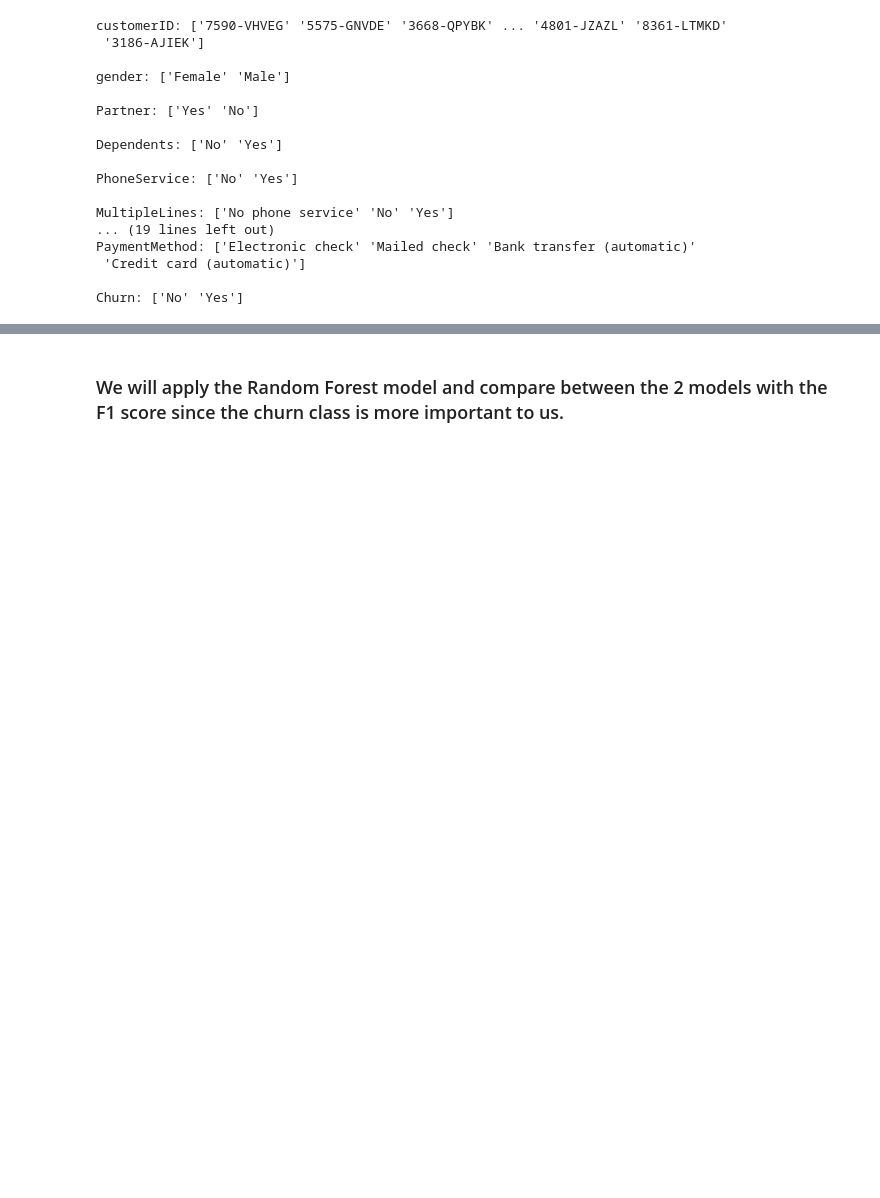
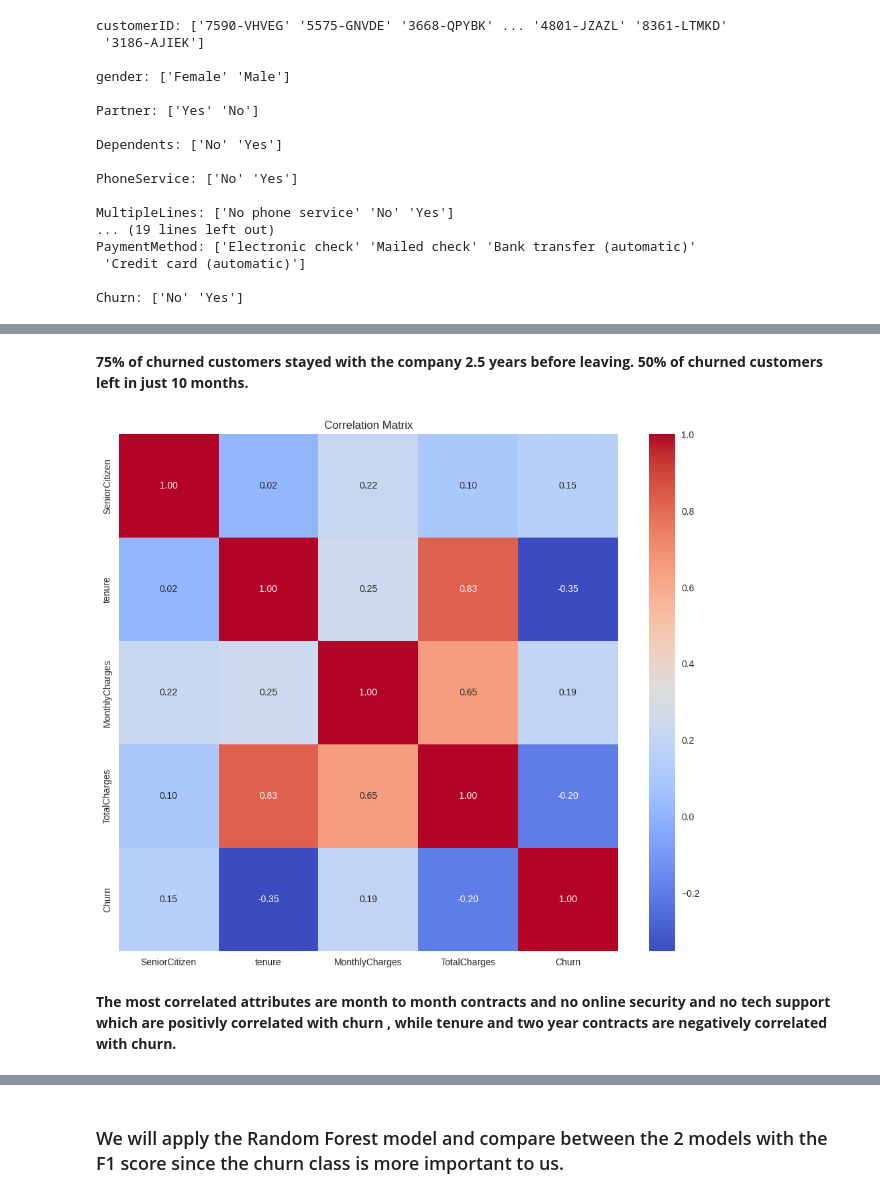
Before and after one commit to TameemAlghazaly/Data-Science-Projects, a Jupyter notebook: Customer Churn Classification/Customer Churn Project Updated.ipynb, the cells around one changed output, grey strips where cells are left out. Cells and saved outputs as stored; diff of their text form; code cells hidden in the pictures; blank space fills up the shorter version.

```diff
--- a/Customer Churn Classification/Customer Churn Project Updated.ipynb
+++ b/Customer Churn Classification/Customer Churn Project Updated.ipynb
@@ -47,9 +48,10 @@ import seaborn as sns
 
 %matplotlib inline
 plt.style.use("seaborn-v0_8")
-
-#df = pd.read_csv('https://raw.githubusercontent.com/TameemAlghazaly/Data-Science-Projects/main/Customer%20Churn%20Classification/telecom_churn.csv')
-df = pd.read_csv('telecom_churn.csv')
+try:
+    df = pd.read_csv('telecom_churn.csv')
+except:
+    df = pd.read_csv('https://raw.githubusercontent.com/TameemAlghazaly/Data-Science-Projects/main/Customer%20Churn%20Classification/telecom_churn.csv')
 df.head()
 # %% [output]
 |  | customerID | gender | SeniorCitizen | Partner | Dependents | tenure | PhoneService | MultipleLines | ... |
@@ -262,9 +242,3 @@ PaymentMethod: ['Electronic check' 'Mailed check' 'Bank transfer (automatic)'
 Churn: ['No' 'Yes']
 # %%
 df['Churn'] = df['Churn'].astype('category').cat.codes
-# %%
-# prompt: cast contract to category type wher the order is month to month then one year then two year and then encode it using cat codes
-
-contract_order = ['Month-to-month', 'One year', 'Two year']
-df['Contract'] = pd.Categorical(df['Contract'], categories=contract_order, ordered=True)
-df['Contract'] = df['Contract'].cat.codes
@@ -348,0 +251,12 @@ PaymentMethod : ['Electronic check' 'Mailed check' 'Bank transfer (automatic)'
+# %% [markdown]
+
+**75% of churned customers stayed with the company 2.5 years before leaving. 50% of churned customers left in just 10 months.**
+# %%
+plt.figure(figsize=(12, 10))
+sns.heatmap(df.corr(numeric_only=True), annot=True, cmap='coolwarm', fmt=".2f")
+plt.title('Correlation Matrix')
+plt.show()
+# %% [output]
+[figure, added]
+# %% [markdown]
+**The most correlated attributes are month to month contracts and no online security and no tech support which are positivly correlated with churn , while tenure and two year contracts are negatively correlated with churn.**
```
Also changed, not shown: parts of 76 cells of this notebook.
